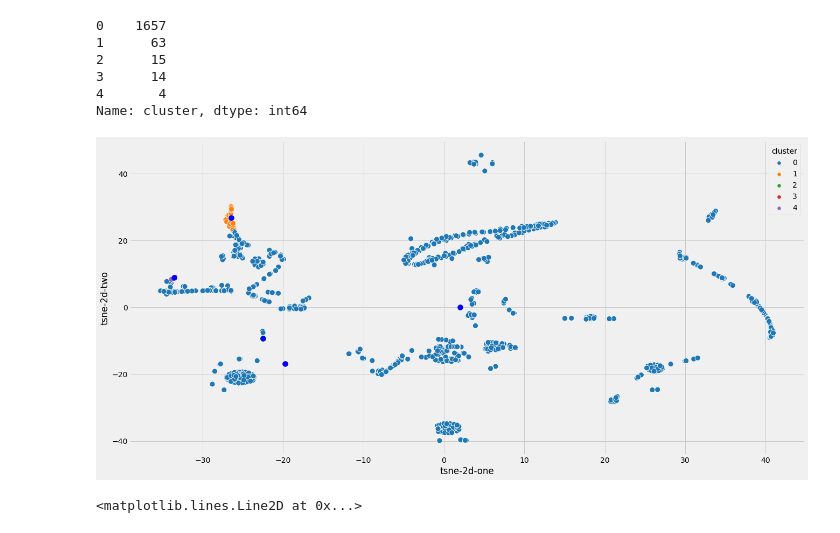
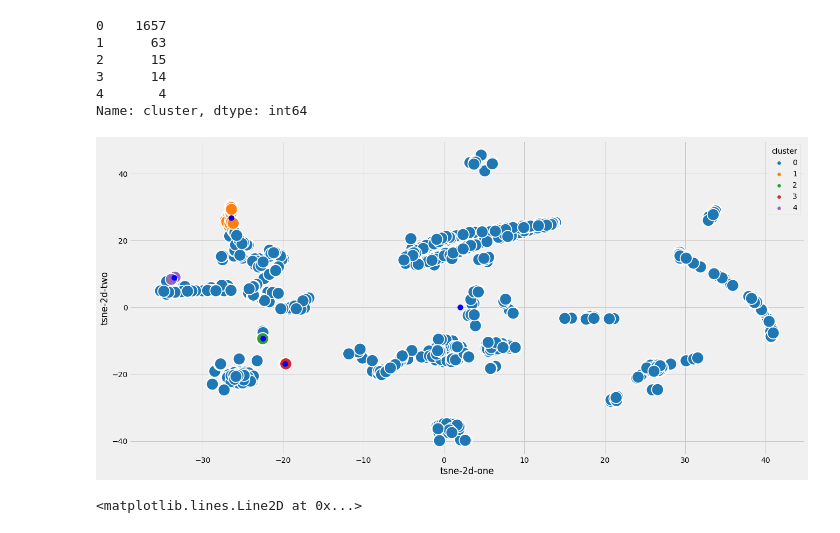
Before and after one commit to Aishani2001/VMWare-API-Misuse-or-Abuse, a Jupyter notebook: Unsupervised Learning.ipynb, the cells around one changed output. Drawn from its saved outputs; the diff is of its cells as text; code cells hidden in the pictures.

Commit message:
Update scatterplot

```diff
--- a/Unsupervised Learning.ipynb
+++ b/Unsupervised Learning.ipynb
@@ -78,23 +78,23 @@ tsne_cluster = df.groupby('cluster').agg({'tsne-2d-one':'mean', 'tsne-2d-two':'m
 # %%
 # Plotting 2D Scatterplot visualisation coloured according to cluster
 
 plt.figure(figsize=(20,10))
 
 sns.scatterplot(
     x="tsne-2d-one", y="tsne-2d-two",
     data=df,
     hue="cluster",
     palette=sns.color_palette("tab10", 5),
     legend="full",
     alpha=1,
-    s=100
+    s=500
 )
 
 plt.scatter(x="tsne-2d-one", y="tsne-2d-two", data=tsne_cluster, s=100, c='b')
 
 plt.show()
 # %% [output]
-[figure, old version]
+[figure, new version]
 # %%
 # Function to calculate sum of squared distance between each data point and centroid
 
```
